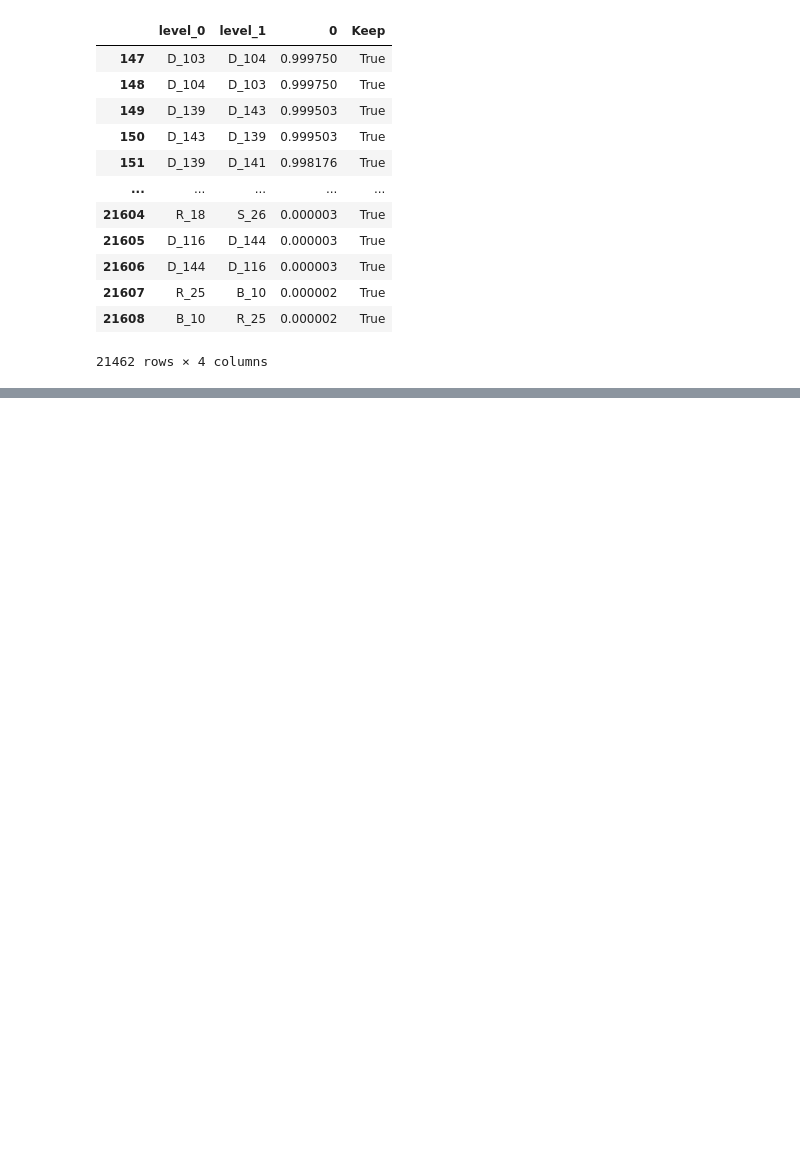
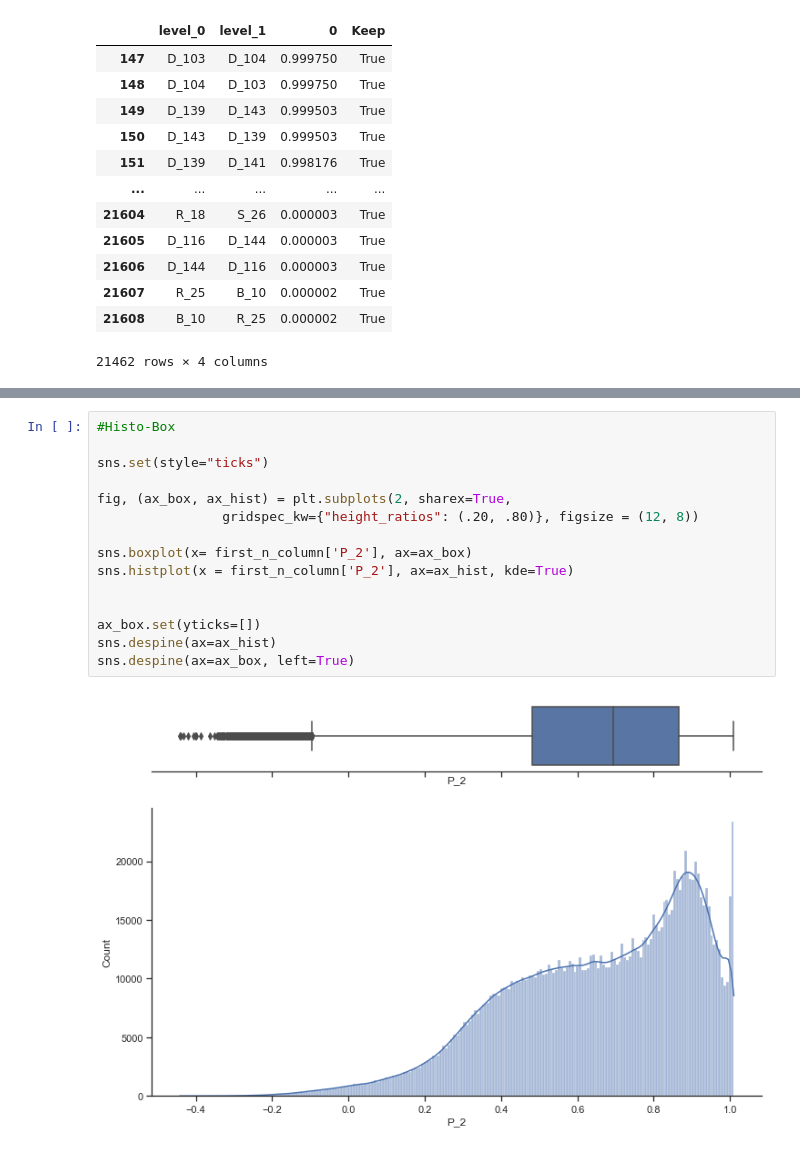
Before and after one commit to zalvatore/ADS502-Team2, a Jupyter notebook: ADS502-Team_2-Summer22.ipynb, the cells around one changed output, grey strips where cells are left out. Drawn from its saved outputs; the diff is of its cells as text; blank space fills up the shorter version.

```diff
--- a/ADS502-Team_2-Summer22.ipynb
+++ b/ADS502-Team_2-Summer22.ipynb
@@ -326,0 +424,17 @@ plt.show()
+# %%
+#Histo-Box
+
+sns.set(style="ticks")
+
+fig, (ax_box, ax_hist) = plt.subplots(2, sharex=True,
+                gridspec_kw={"height_ratios": (.20, .80)}, figsize = (12, 8))
+
+sns.boxplot(x= first_n_column['P_2'], ax=ax_box)
+sns.histplot(x = first_n_column['P_2'], ax=ax_hist, kde=True)
+
+
+ax_box.set(yticks=[])
+sns.despine(ax=ax_hist)
+sns.despine(ax=ax_box, left=True)
+# %% [output]
+[figure, added]
```
Also changed, not shown: parts of 17 cells of this notebook.
